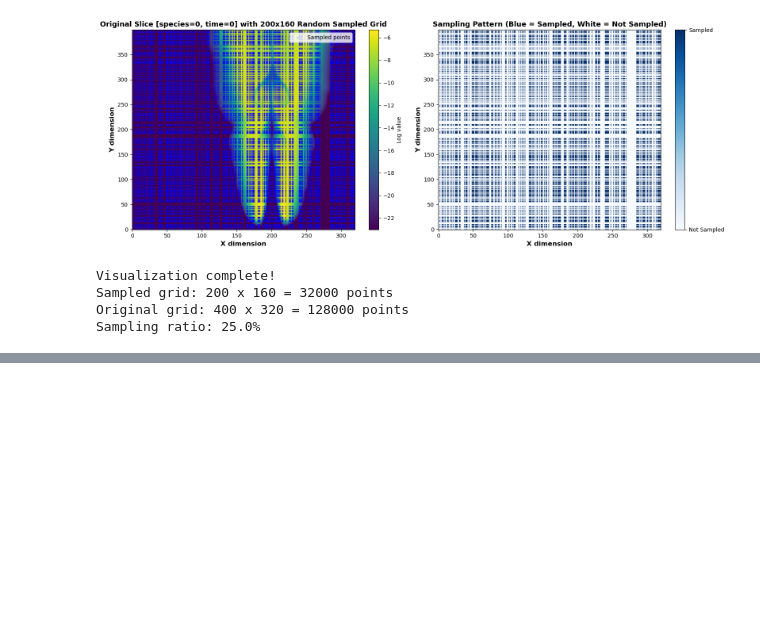
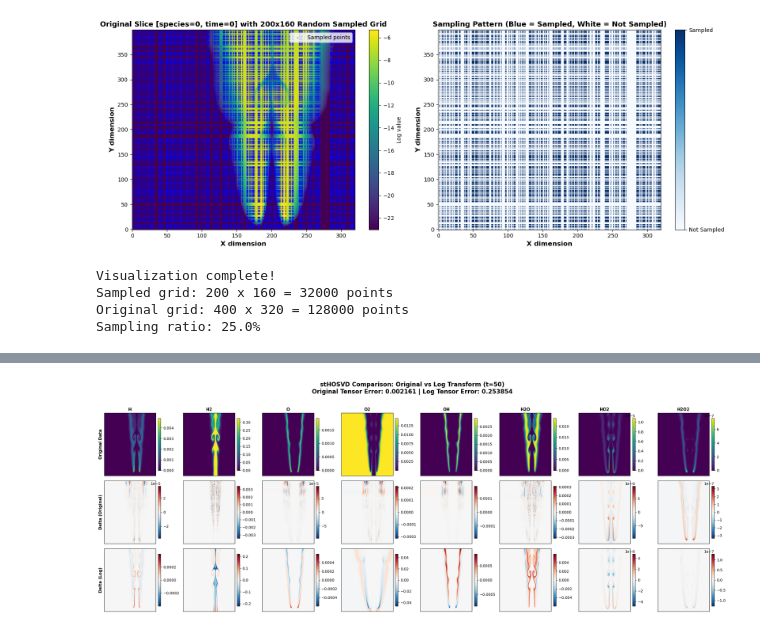
Before and after one commit to Isi2000/LOW-COST-HOSVD, a Jupyter notebook: math_HOSVD.ipynb, the cells around one changed output, grey strips where cells are left out. Cells and saved outputs as stored; diff of their text form; code cells hidden in the pictures; blank space fills up the shorter version.

Commit message:
comparison between log and normal data

```diff
--- a/math_HOSVD.ipynb
+++ b/math_HOSVD.ipynb
@@ -552,0 +737,74 @@ Sampling ratio: 25.0%
+# %%
+# Create 3x8 subplot visualization for all species at time step 0
+time_idx = 50
+n_species = 8
+
+fig, axes = plt.subplots(3, n_species, figsize=(24, 9))
+
+# Add main title with error information
+fig.suptitle(f'stHOSVD Comparison: Original vs Log Transform (t={time_idx})\n' +
+             f'Original Tensor Error: {error_st_orig:.6f} | Log Tensor Error: {error_st_log:.6f}',
+             fontsize=16, fontweight='bold', y=0.98)
+
+for species_idx in range(n_species):
+    # Get data for this species at time step 0
+    original = tensor_combustion[:, :, species_idx, time_idx]
+    reconstructed_orig = reconstruction_st_orig[:, :, species_idx, time_idx]
+    reconstructed_log = reconstruction_st_log[:, :, species_idx, time_idx]
+
+    # Compute deltas
+    delta_orig = original - reconstructed_orig
+    delta_log = original - reconstructed_log
+
+    # Row 1: Original data
+    ax1 = axes[0, species_idx]
+    im1 = ax1.imshow(original, cmap='viridis', aspect='auto', origin='lower')
+    ax1.set_title(f'{species_names[species_idx]}', fontsize=11, fontweight='bold')
+    if species_idx == 0:
+        ax1.set_ylabel('Original Data', fontsize=11, fontweight='bold')
+    ax1.set_xticks([])
+    ax1.set_yticks([])
+    plt.colorbar(im1, ax=ax1, fraction=0.046, pad=0.04)
+
+    # Row 2: Delta (original - reconstructed from original tensor)
+    ax2 = axes[1, species_idx]
+    vmax_orig = np.max(np.abs(delta_orig))
+    im2 = ax2.imshow(delta_orig, cmap='RdBu_r', aspect='auto', origin='lower',
+                     vmin=-vmax_orig, vmax=vmax_orig)
+    if species_idx == 0:
+        ax2.set_ylabel('Delta (Original)', fontsize=11, fontweight='bold')
+    ax2.set_xticks([])
+    ax2.set_yticks([])
+    plt.colorbar(im2, ax=ax2, fraction=0.046, pad=0.04)
+
+    # Row 3: Delta (original - reconstructed from log tensor)
+    ax3 = axes[2, species_idx]
+    vmax_log = np.max(np.abs(delta_log))
+    im3 = ax3.imshow(delta_log, cmap='RdBu_r', aspect='auto', origin='lower',
+                     vmin=-vmax_log, vmax=vmax_log)
+    if species_idx == 0:
+        ax3.set_ylabel('Delta (Log)', fontsize=11, fontweight='bold')
+    ax3.set_xticks([])
+    ax3.set_yticks([])
+    plt.colorbar(im3, ax=ax3, fraction=0.046, pad=0.04)
+
+plt.tight_layout(rect=[0, 0, 1, 0.96])
+plt.show()
+
+# Print statistics for each species
+print("\nError Statistics by Species:")
+print("="*80)
+print(f"{'Species':<10} {'Original RMSE':<20} {'Log RMSE':<20}")
+print("-"*80)
+for species_idx in range(n_species):
+    orig_slice = tensor_combustion[:, :, species_idx, :]
+    recon_orig_slice = reconstruction_st_orig[:, :, species_idx, :]
+    recon_log_slice = reconstruction_st_log[:, :, species_idx, :]
+
+    rmse_orig = np.sqrt(np.mean((orig_slice - recon_orig_slice)**2))
+    rmse_log = np.sqrt(np.mean((orig_slice - recon_log_slice)**2))
+
+    print(f"{species_names[species_idx]:<10} {rmse_orig:<20.6e} {rmse_log:<20.6e}")
+print("="*80)
+# %% [output]
+[figure, added]
```
Also changed, not shown: parts of 12 cells of this notebook, 2 other files.
